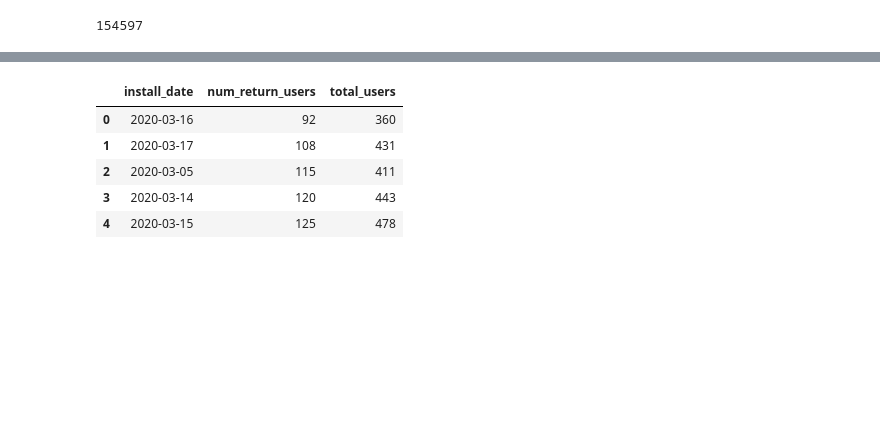
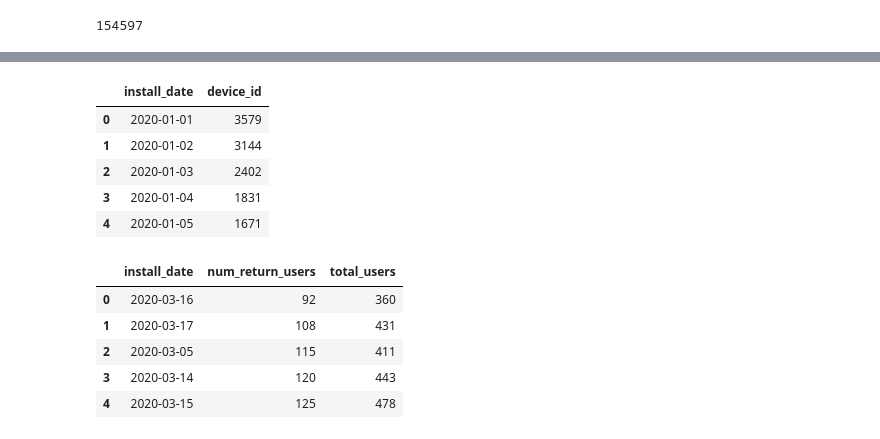
Before and after one commit to vasneva/user_behavior_analysis, a Jupyter notebook: user_behavior.ipynb, the cells around one changed output, grey strips where cells are left out. Saved outputs shown, nothing was run; the diff lists cells and outputs as text; code cells hidden in the pictures; blank space fills up the shorter version.

```diff
--- a/user_behavior.ipynb
+++ b/user_behavior.ipynb
@@ -112,5 +111,13 @@ full_data['days'] = (full_data.date - full_data.install_date).dt.days
 # %%
 cohort_volume = full_data.groupby('install_date', as_index=False).agg({'device_id':'nunique'})
+cohort_volume.head()
+# %% [output]
+|  | install_date | device_id |
+| 0 | 2020-01-01 | 3579 |
+| 1 | 2020-01-02 | 3144 |
+| 2 | 2020-01-03 | 2402 |
+| 3 | 2020-01-04 | 1831 |
+| 4 | 2020-01-05 | 1671 |
 # %%
 CR_df = full_data.query("event == 'purchase' & days <= 7") \
                  .groupby('install_date', as_index=False) \
```
Also changed, not shown: parts of 26 cells of this notebook.
